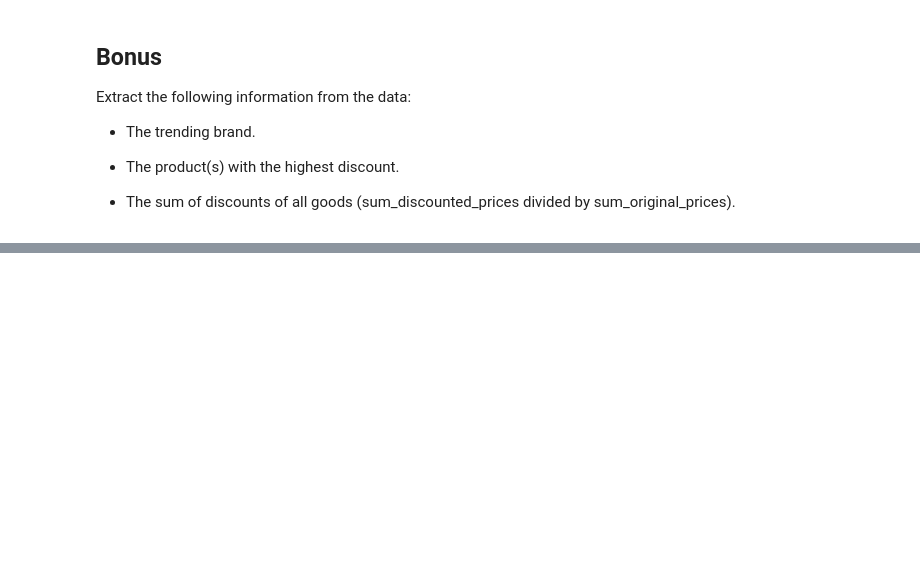
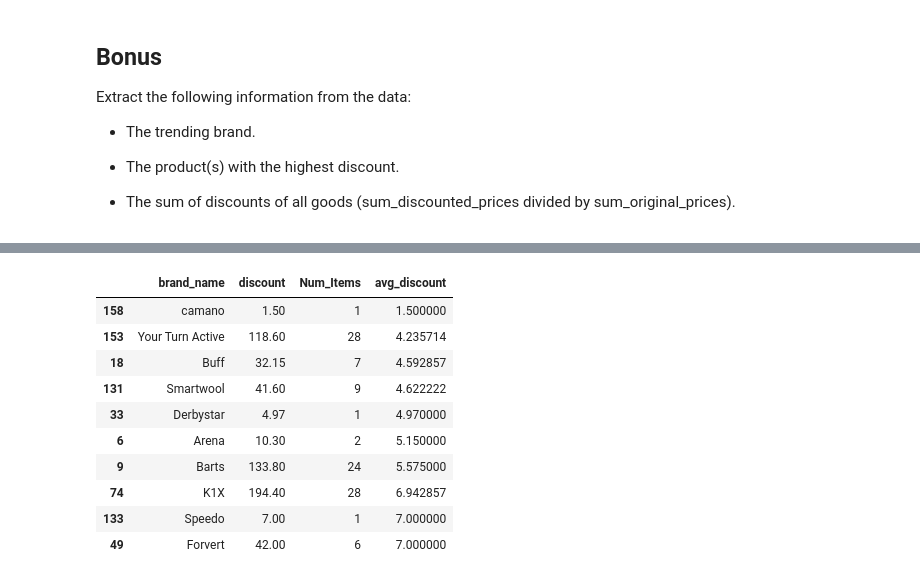
Before and after one commit to ta-datapt-bcn/lab-parsing-API-data, a Jupyter notebook: your-code/main.ipynb, the cells around one changed output, grey strips where cells are left out. Drawn from its saved outputs; the diff is of its cells as text; code cells hidden in the pictures; blank space fills up the shorter version.

```diff
--- a/your-code/main.ipynb
+++ b/your-code/main.ipynb
@@ -49,0 +156,14 @@ Extract the following information from the data:
+# %%
+Agg_disc.sort_values(by=['avg_discount'], ascending=True).head(10)
+# %% [output]
+|  | brand_name | discount | Num_Items | avg_discount |
+| 158 | camano | 1.50 | 1 | 1.500000 |
+| 153 | Your Turn Active | 118.60 | 28 | 4.235714 |
+| 18 | Buff | 32.15 | 7 | 4.592857 |
+| 131 | Smartwool | 41.60 | 9 | 4.622222 |
+| 33 | Derbystar | 4.97 | 1 | 4.970000 |
+| 6 | Arena | 10.30 | 2 | 5.150000 |
+| 9 | Barts | 133.80 | 24 | 5.575000 |
+| 74 | K1X | 194.40 | 28 | 6.942857 |
+| 133 | Speedo | 7.00 | 1 | 7.000000 |
+| 49 | Forvert | 42.00 | 6 | 7.000000 |
```
Also changed, not shown: parts of 14 cells of this notebook, 1 other file.
